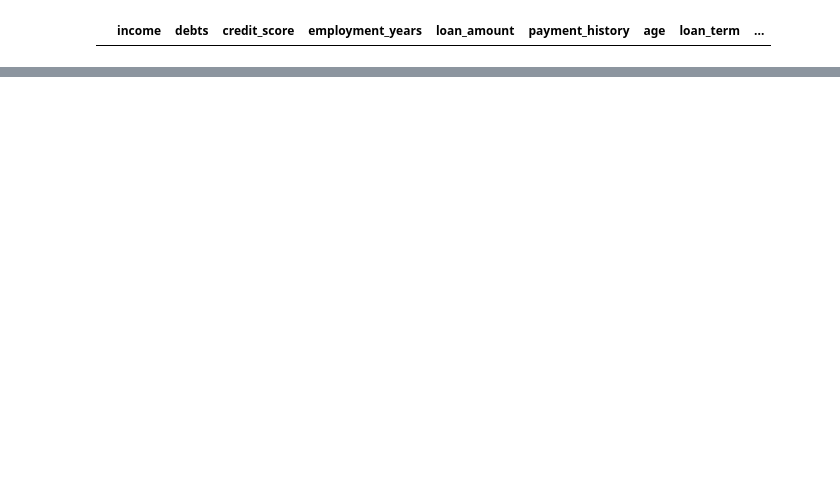
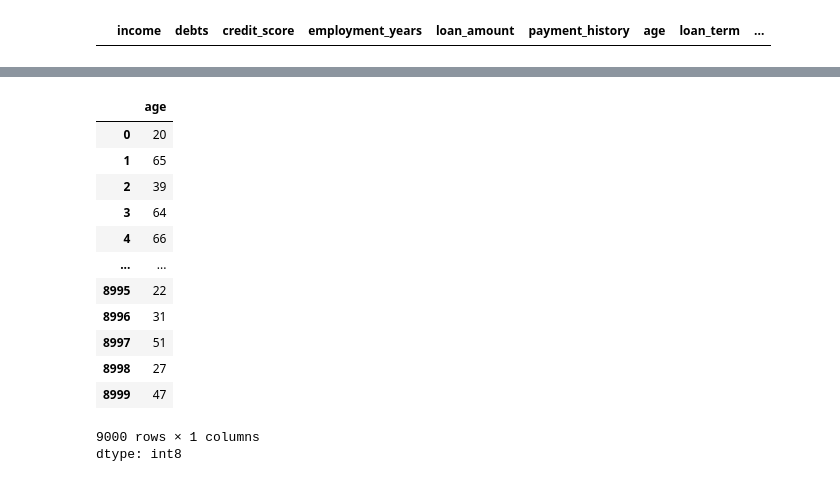
Before and after one commit to saaaaaaaaaaaaaad56/creditworthiness, a Jupyter notebook: Execution.ipynb, the cells around one changed output, grey strips where cells are left out. Saved outputs shown, nothing was run; the diff lists cells and outputs as text; code cells hidden in the pictures; blank space fills up the shorter version.

```diff
--- a/Execution.ipynb
+++ b/Execution.ipynb
@@ -138,0 +231,18 @@ df[df['employment_years'] > df['age']]
+# %%
+df['age'].astype('int8')
+#
+# %% [output]
+|  | age |
+| 0 | 20 |
+| 1 | 65 |
+| 2 | 39 |
+| 3 | 64 |
+| 4 | 66 |
+| ... | ... |
+| 8995 | 22 |
+| 8996 | 31 |
+| 8997 | 51 |
+| 8998 | 27 |
+| 8999 | 47 |
+9000 rows × 1 columns
+dtype: int8
```
Also changed, not shown: parts of 16 cells of this notebook.
